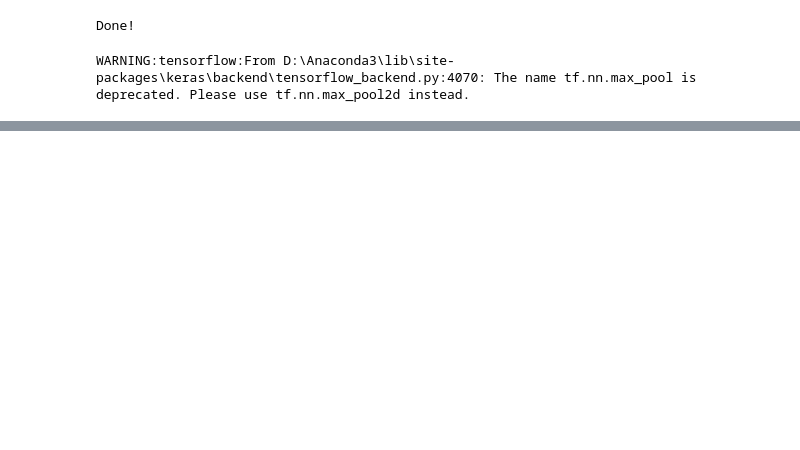
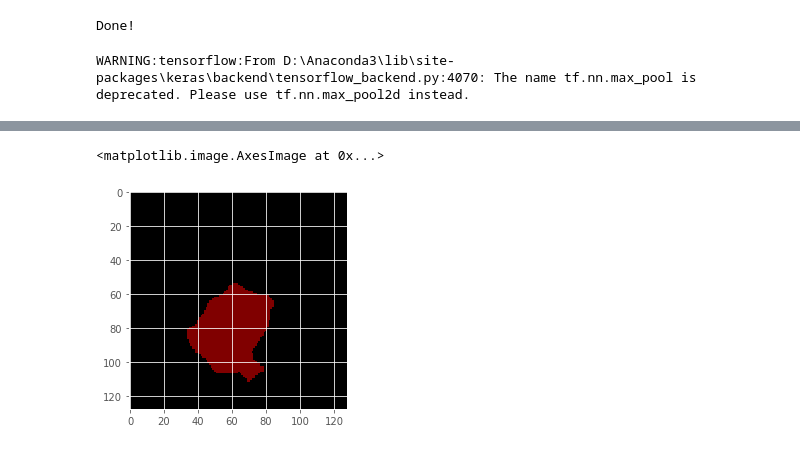
Before and after one commit to puhuk/Paper-Implementation, a Jupyter notebook: Image_Network/SegNet/Segnet_Datagen_Keras.ipynb, the cells around one changed output, grey strips where cells are left out. Cells and saved outputs as stored; diff of their text form; code cells hidden in the pictures; blank space fills up the shorter version.

```diff
--- a/Image_Network/SegNet/Segnet_Datagen_Keras.ipynb
+++ b/Image_Network/SegNet/Segnet_Datagen_Keras.ipynb
@@ -82,6 +84,20 @@ def data_gen_small(img_list, mask_list, batch_size, dims, n_labels):
 
         yield imgs, labels
 # %%
+# Saved in the d2l package for later use
+VOC_COLORMAP = [[0, 0, 0], [128, 0, 0], [0, 128, 0], [128, 128, 0],
+                [0, 0, 128], [128, 0, 128], [0, 128, 128], [128, 128, 128],
+                [64, 0, 0], [192, 0, 0], [64, 128, 0], [192, 128, 0],
+                [64, 0, 128], [192, 0, 128], [64, 128, 128], [192, 128, 128],
+                [0, 64, 0], [128, 64, 0], [0, 192, 0], [128, 192, 0],
+                [0, 64, 128]]
+
+# Saved in the d2l package for later use
+VOC_CLASSES = ['background', 'aeroplane', 'bicycle', 'bird', 'boat',
+               'bottle', 'bus', 'car', 'cat', 'chair', 'cow',
+               'diningtable', 'dog', 'horse', 'motorbike', 'person',
+               'potted plant', 'sheep', 'sofa', 'train', 'tv/monitor']
+
 def rgb_to_onehot(rgb_image, colormap = VOC_COLORMAP):
     '''Function to one hot encode RGB mask labels
         Inputs:
@@ -345,2 +360,5 @@ Epoch 58/100
 # %%
-plt.imshow(onehot_to_rgb(model.predict(X_train[1].reshape(1,128,128,3)).reshape(128,128,21)))
+plt.imshow(onehot_to_rgb(model.predict(X_train[100].reshape(1,128,128,3)).reshape(128,128,21)))
+# %% [output]
+<matplotlib.image.AxesImage at 0x...>
+[figure, added]
```
Also changed, not shown: parts of 9 cells of this notebook.
